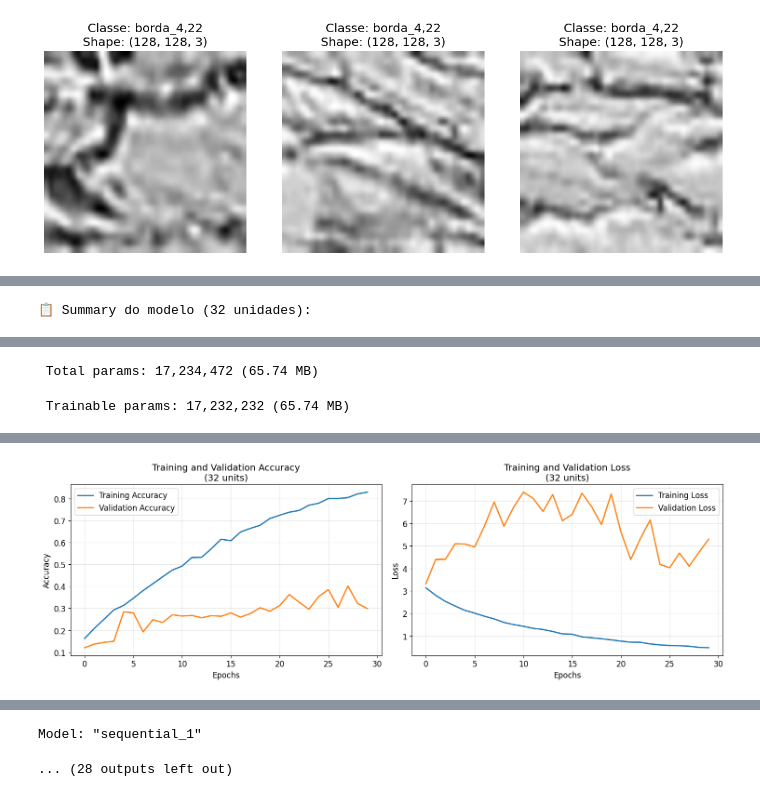
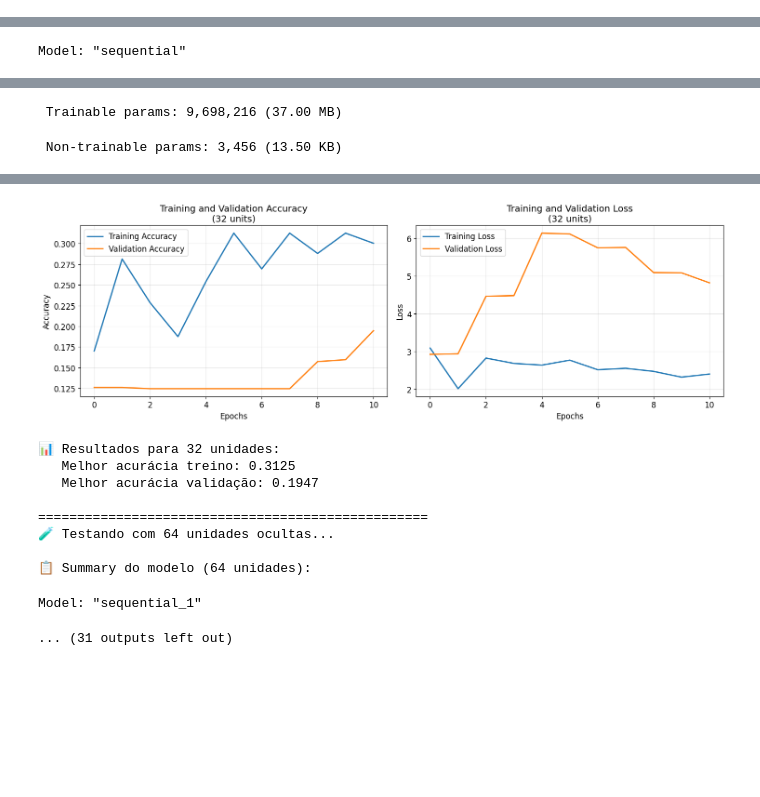
Before and after one commit to SessyoinKirin/MachineLearning, a Jupyter notebook: extra/primeiro_testeCNN.ipynb, the cells around one changed output, grey strips where cells are left out. Cells and saved outputs as stored; diff of their text form; code cells hidden in the pictures; blank space fills up the shorter version.

```diff
--- a/extra/primeiro_testeCNN.ipynb
+++ b/extra/primeiro_testeCNN.ipynb
@@ -117,16 +117,16 @@ def diagnosticar_dados(X, y, class_names):
     else:
         print("✅ Imagens corretamente normalizadas")
 
-    # Mostrar exemplo de imagens
-    print(f"\n👀 EXEMPLO DE IMAGENS (primeiras 3):")
-    plt.figure(figsize=(12, 4))
-    for i in range(min(3, len(X))):
-        plt.subplot(1, 3, i+1)
-        plt.imshow(X[i])
-        plt.title(f'Classe: {class_names[y[i]]}\nShape: {X[i].shape}')
-        plt.axis('off')
-    plt.tight_layout()
-    plt.show()
+    # # Mostrar exemplo de imagens
+    # print(f"\n👀 EXEMPLO DE IMAGENS (primeiras 3):")
+    # plt.figure(figsize=(12, 4))
+    # for i in range(min(3, len(X))):
+    #     plt.subplot(1, 3, i+1)
+    #     plt.imshow(X[i])
+    #     plt.title(f'Classe: {class_names[y[i]]}\nShape: {X[i].shape}')
+    #     plt.axis('off')
+    # plt.tight_layout()
+    # plt.show()
 
     return True
 # %%
@@ -218,15 +225,19 @@ def main():
 
     print(f"\nCarregadas {len(X)} imagens de {len(class_names)} classes")
 
-    # 2. Dividir dados
-    X_train, X_test, y_train, y_test = train_test_split(
-        X, y, test_size=0.2, random_state=42, stratify=y
+     # 2. Dividir dados em TREINO, VALIDAÇÃO e TESTE
+    X_train, X_temp, y_train, y_temp = train_test_split(
+        X, y, test_size=0.4, random_state=42, stratify=y
     )
 
-    print(f"📈 Dados divididos:")
+    X_val, X_test, y_val, y_test = train_test_split(
+        X_temp, y_temp, test_size=0.5, random_state=42, stratify=y_temp
+    )
+
+    print(f"📊 Dados divididos:")
     print(f"   Treino: {len(X_train)} imagens")
+    print(f"   Validação: {len(X_val)} imagens")
     print(f"   Teste: {len(X_test)} imagens")
-
 
     # Criar data augmentation
     datagen = ImageDataGenerator(
@@ -265,11 +276,15 @@ def main():
         model.summary()
 
         # Treinar
-        history = model.fit(X_train, y_train,
+        history = model.fit(
+                          datagen.flow(X_train, y_train, batch_size=BATCH_SIZE),
                           epochs=EPOCHS,
-                          batch_size=BATCH_SIZE,
-                          validation_split=0.2,
-                          verbose=0)
+                        #   batch_size=BATCH_SIZE,
+                        #   validation_split=0.2,
+                          validation_data=(X_val, y_val),
+                          steps_per_epoch=len(X_train) // BATCH_SIZE,
+                          callbacks=callbacks,
+                          verbose=1)
 
         # Plotar gráfico
         plot_training_history(history, hidden_units)
@@ -301,10 +316,13 @@ def main():
 
     # Treinar por mais tempo
     print("\n🎓 Treinando modelo final...")
-    history_final = final_model.fit(X_train, y_train,
+    history_final = final_model.fit(
+                   datagen.flow(X_train, y_train, batch_size=BATCH_SIZE),
                    epochs=EPOCHS*2,
-                   batch_size=BATCH_SIZE,
-                   validation_split=0.2,
+                #    batch_size=BATCH_SIZE,
+                   validation_data=(X_val, y_val),
+                   steps_per_epoch=len(X_train) // BATCH_SIZE,
+                   callbacks=callbacks,
                    verbose=1)
 
     # Plotar resultados finais
@@ -359 +376,0 @@ Classe 'centro_6,65': 800 imagens
-[figure, old version]
@@ -367 +378 @@ Carregadas 6420 imagens de 8 classes
-📋 Summary do modelo (32 unidades):
+Model: "sequential"
@@ -386,2 +397,2 @@ Model: "sequential"
- Total params: 17,234,472 (65.74 MB)
+ Trainable params: 9,698,216 (37.00 MB)
- Trainable params: 17,232,232 (65.74 MB)
+ Non-trainable params: 3,456 (13.50 KB)
@@ -389 +402,0 @@ Model: "sequential"
-[figure, removed]
@@ -398,2 +422,11 @@ Model: "sequential"
+[figure, new version]
-Model: "sequential_1"
+📊 Resultados para 32 unidades:
+   Melhor acurácia treino: 0.3125
+   Melhor acurácia validação: 0.1947
+
+==================================================
+🧪 Testando com 64 unidades ocultas...
+
+📋 Summary do modelo (64 unidades):
-... (28 outputs left out)
+Model: "sequential_1"
+... (31 outputs left out)
```
Also changed, not shown: parts of 3 cells of this notebook.
